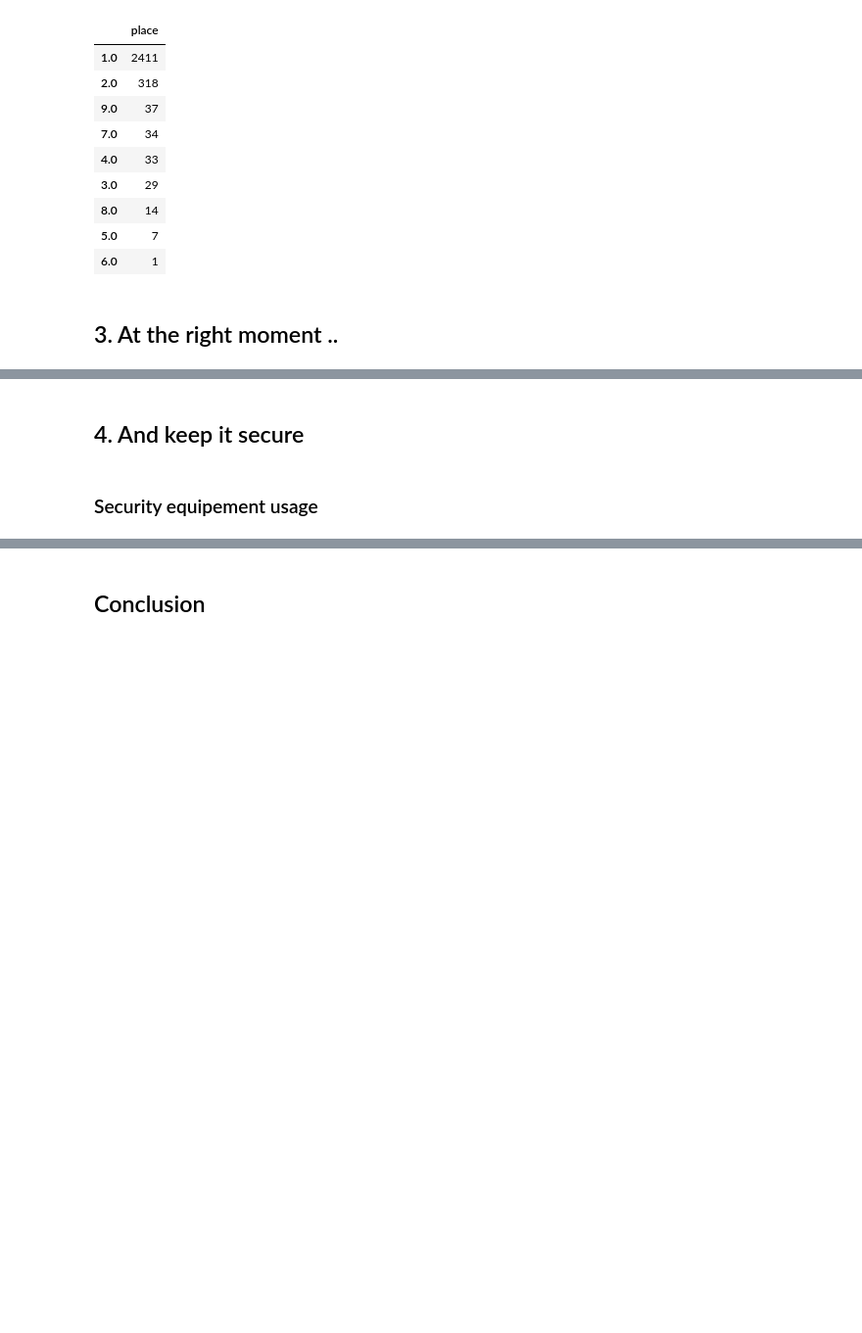
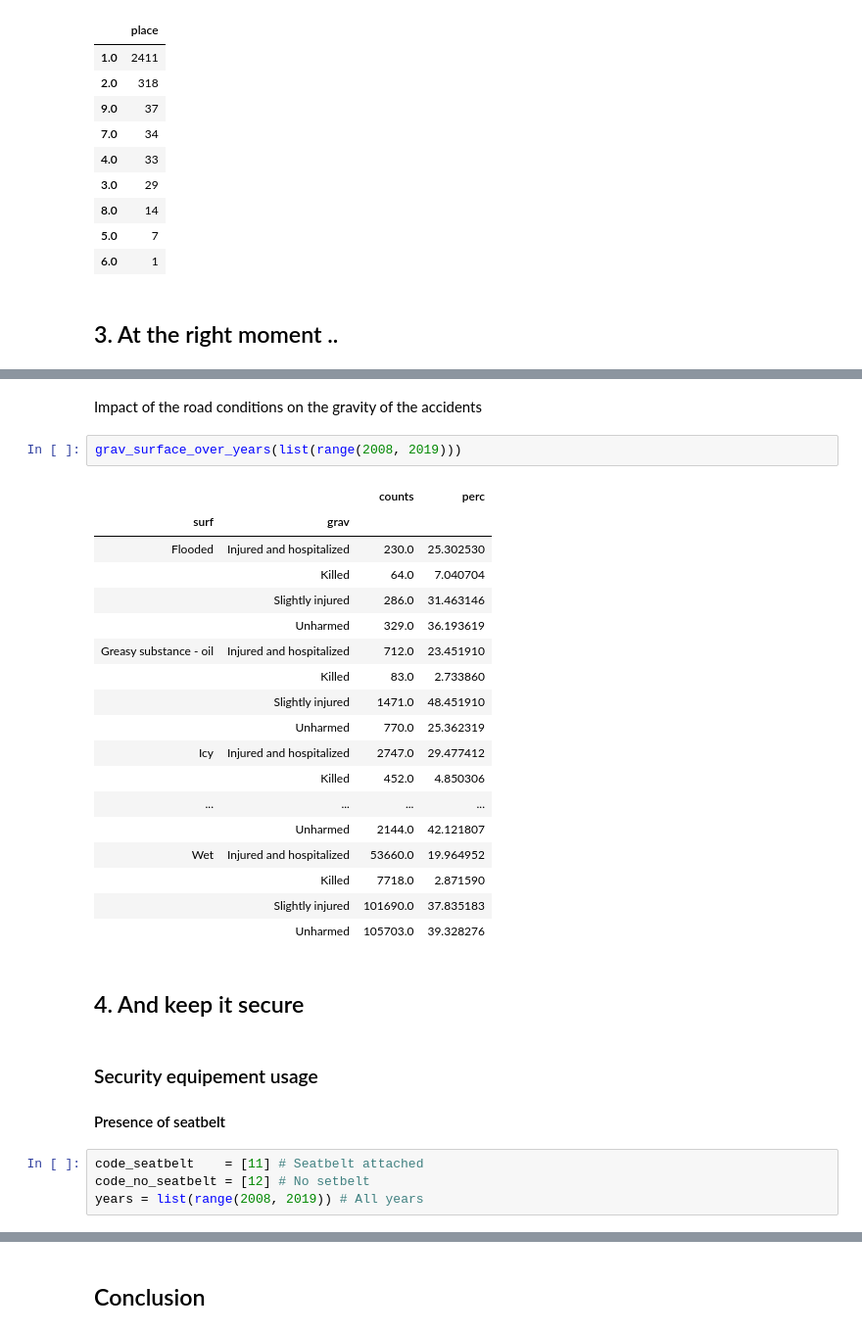
Before and after one commit to sinitame/epfl-ada-project, a Jupyter notebook: notebooks/milestone-2.ipynb, the cells around one changed output, grey strips where cells are left out. Shown at 98% size. Saved outputs shown, nothing was run; the diff lists cells and outputs as text; blank space fills up the shorter version.

```diff
--- a/notebooks/milestone-2.ipynb
+++ b/notebooks/milestone-2.ipynb
@@ -238,4 +293,32 @@ get_car_injuries_df(data_2018, dead_only=True)
+# %% [markdown]
+Impact of the road conditions on the gravity of the accidents
+# %%
+grav_surface_over_years(list(range(2008, 2019)))
+# %% [output]
+|  |  | counts | perc |
+| surf | grav |  |  |
+| Flooded | Injured and hospitalized | 230.0 | 25.302530 |
+|  | Killed | 64.0 | 7.040704 |
+|  | Slightly injured | 286.0 | 31.463146 |
+|  | Unharmed | 329.0 | 36.193619 |
+| Greasy substance - oil | Injured and hospitalized | 712.0 | 23.451910 |
+|  | Killed | 83.0 | 2.733860 |
+|  | Slightly injured | 1471.0 | 48.451910 |
+|  | Unharmed | 770.0 | 25.362319 |
+| Icy | Injured and hospitalized | 2747.0 | 29.477412 |
+|  | Killed | 452.0 | 4.850306 |
+| ... | ... | ... | ... |
+|  | Unharmed | 2144.0 | 42.121807 |
+| Wet | Injured and hospitalized | 53660.0 | 19.964952 |
+|  | Killed | 7718.0 | 2.871590 |
+|  | Slightly injured | 101690.0 | 37.835183 |
+|  | Unharmed | 105703.0 | 39.328276 |
 # %% [markdown]
 ## 4. And keep it secure
 # %% [markdown]
 ### Security equipement usage
+#### Presence of seatbelt
+# %%
+code_seatbelt    = [11] # Seatbelt attached
+code_no_seatbelt = [12] # No setbelt
+years = list(range(2008, 2019)) # All years
```
Also changed, not shown: parts of 22 cells of this notebook.
